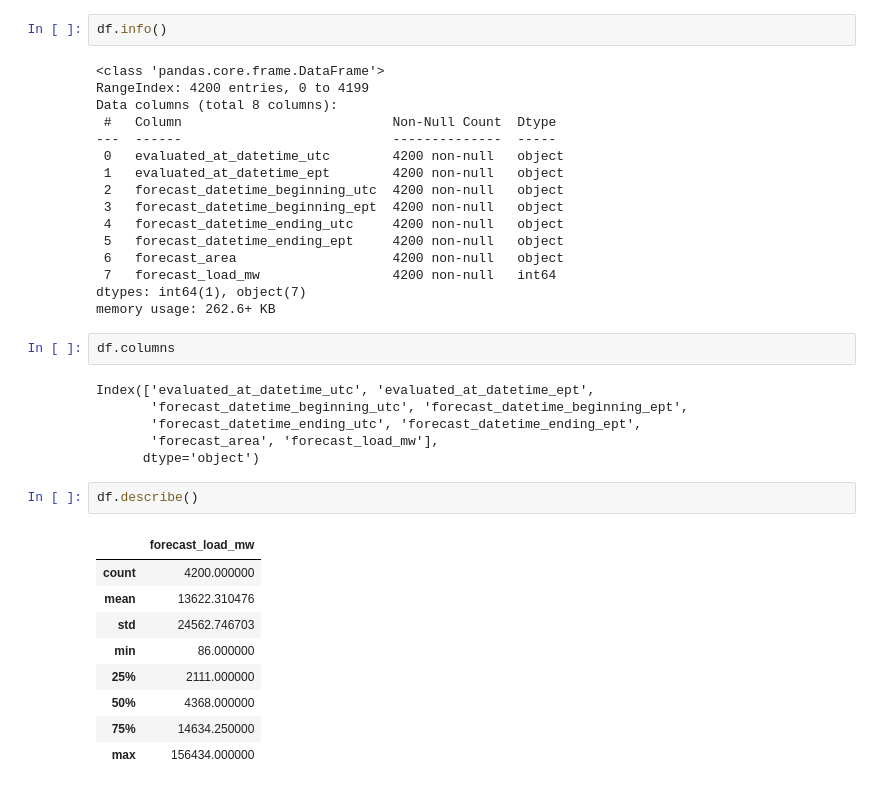
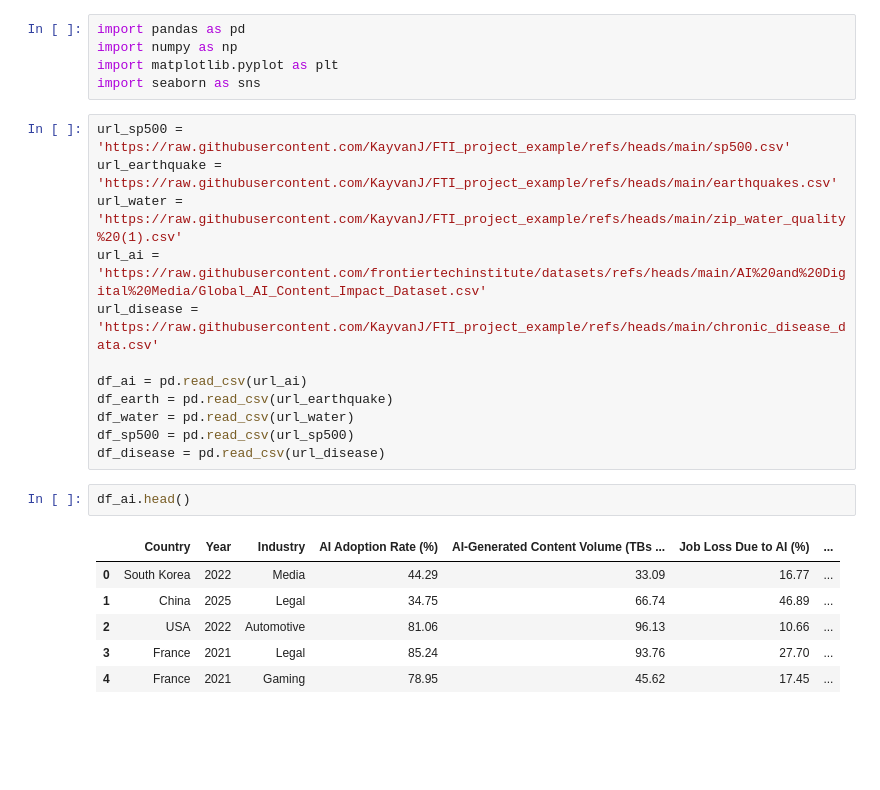
Before and after one commit to KayvanJ/FTI_project_example, a Jupyter notebook: test.ipynb, the cells around one changed output. Drawn from its saved outputs; the diff is of its cells as text; blank space fills up the shorter version.

```diff
--- a/test.ipynb
+++ b/test.ipynb
@@ -18,38 +3,26 @@ df.head()
-# %%
-df.info()
-# %% [output]
-<class 'pandas.core.frame.DataFrame'>
-RangeIndex: 4200 entries, 0 to 4199
-Data columns (total 8 columns):
- #   Column                           Non-Null Count  Dtype
----  ------                           --------------  -----
- 0   evaluated_at_datetime_utc        4200 non-null   object
- 1   evaluated_at_datetime_ept        4200 non-null   object
- 2   forecast_datetime_beginning_utc  4200 non-null   object
- 3   forecast_datetime_beginning_ept  4200 non-null   object
- 4   forecast_datetime_ending_utc     4200 non-null   object
- 5   forecast_datetime_ending_ept     4200 non-null   object
- 6   forecast_area                    4200 non-null   object
- 7   forecast_load_mw                 4200 non-null   int64
-dtypes: int64(1), object(7)
-memory usage: 262.6+ KB
-# %%
-df.columns
-# %% [output]
-Index(['evaluated_at_datetime_utc', 'evaluated_at_datetime_ept',
-       'forecast_datetime_beginning_utc', 'forecast_datetime_beginning_ept',
-       'forecast_datetime_ending_utc', 'forecast_datetime_ending_ept',
-       'forecast_area', 'forecast_load_mw'],
-      dtype='object')
-# %%
-df.describe()
-# %% [output]
-|  | forecast_load_mw |
-| count | 4200.000000 |
-| mean | 13622.310476 |
-| std | 24562.746703 |
-| min | 86.000000 |
-| 25% | 2111.000000 |
-| 50% | 4368.000000 |
-| 75% | 14634.250000 |
-| max | 156434.000000 |
+# %%
+import pandas as pd
+import numpy as np
+import matplotlib.pyplot as plt
+import seaborn as sns
+# %%
+url_sp500 = 'https://raw.githubusercontent.com/KayvanJ/FTI_project_example/refs/heads/main/sp500.csv'
+url_earthquake = 'https://raw.githubusercontent.com/KayvanJ/FTI_project_example/refs/heads/main/earthquakes.csv'
+url_water = 'https://raw.githubusercontent.com/KayvanJ/FTI_project_example/refs/heads/main/zip_water_quality%20(1).csv'
+url_ai = 'https://raw.githubusercontent.com/frontiertechinstitute/datasets/refs/heads/main/AI%20and%20Digital%20Media/Global_AI_Content_Impact_Dataset.csv'
+url_disease = 'https://raw.githubusercontent.com/KayvanJ/FTI_project_example/refs/heads/main/chronic_disease_data.csv'
+
+df_ai = pd.read_csv(url_ai)
+df_earth = pd.read_csv(url_earthquake)
+df_water = pd.read_csv(url_water)
+df_sp500 = pd.read_csv(url_sp500)
+df_disease = pd.read_csv(url_disease)
+# %%
+df_ai.head()
+# %% [output]
+|  | Country | Year | Industry | AI Adoption Rate (%) | AI-Generated Content Volume (TBs ... | Job Loss Due to AI (%) | ... |
+| 0 | South Korea | 2022 | Media | 44.29 | 33.09 | 16.77 | ... |
+| 1 | China | 2025 | Legal | 34.75 | 66.74 | 46.89 | ... |
+| 2 | USA | 2022 | Automotive | 81.06 | 96.13 | 10.66 | ... |
+| 3 | France | 2021 | Legal | 85.24 | 93.76 | 27.70 | ... |
+| 4 | France | 2021 | Gaming | 78.95 | 45.62 | 17.45 | ... |
```
Also changed, not shown: parts of 5 cells of this notebook.
